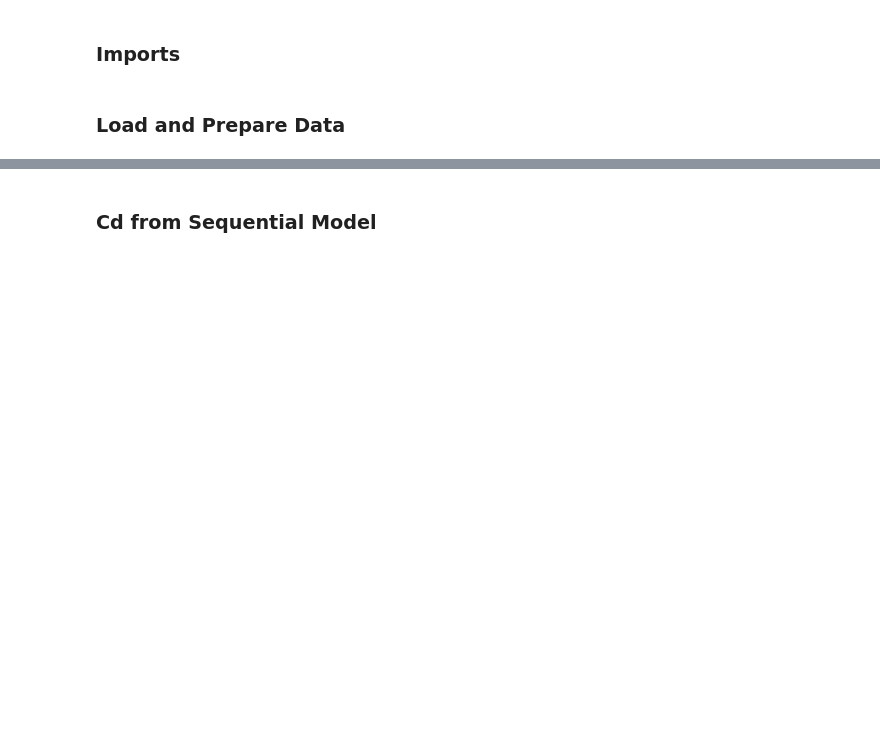
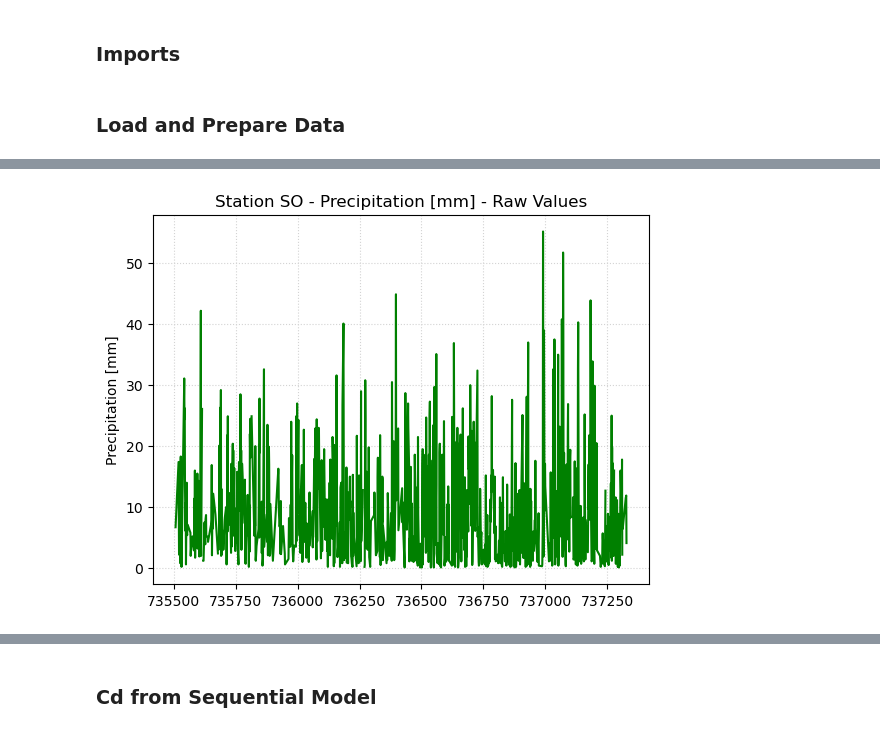
Before and after one commit to fambrogi/DataStewardshipSS2026, a Jupyter notebook: notebooks/predict_heavymetal_precipitation.ipynb, the cells around one changed output, grey strips where cells are left out. Cells and saved outputs as stored; diff of their text form; code cells hidden in the pictures; blank space fills up the shorter version.

```diff
--- a/notebooks/predict_heavymetal_precipitation.ipynb
+++ b/notebooks/predict_heavymetal_precipitation.ipynb
@@ -100,2 +135,11 @@ Loaded CSV data
+# %%
+plt.plot(df_SO.date_ordinal, df_SO.NS, color='green')
+plt.ylabel('Precipitation [mm]')
+ax = plt.gca()
+plt.grid(ls= ':', color = 'lightgray')
+plt.title('Station SO - Precipitation [mm] - Raw Values')
+plt.show()
+# %% [output]
+[figure, added]
 # %% [markdown]
 ### Pb from Sequential Approach
```
Also changed, not shown: parts of 17 cells of this notebook.
